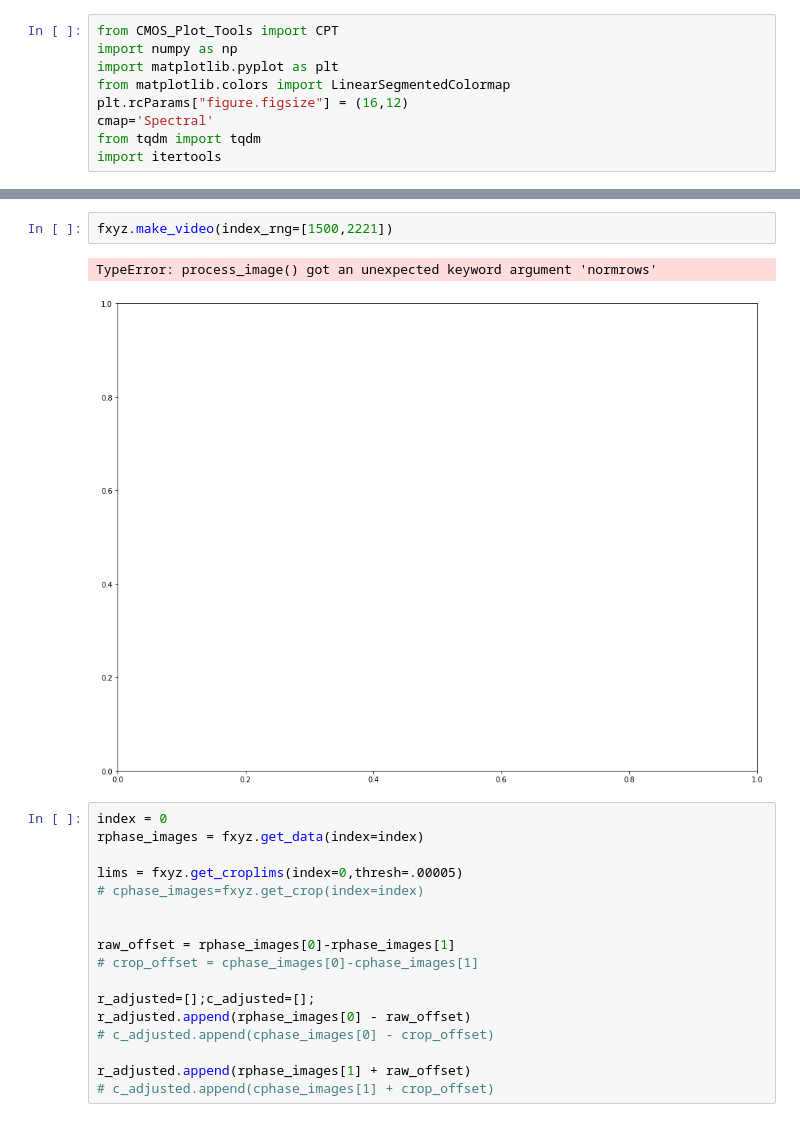
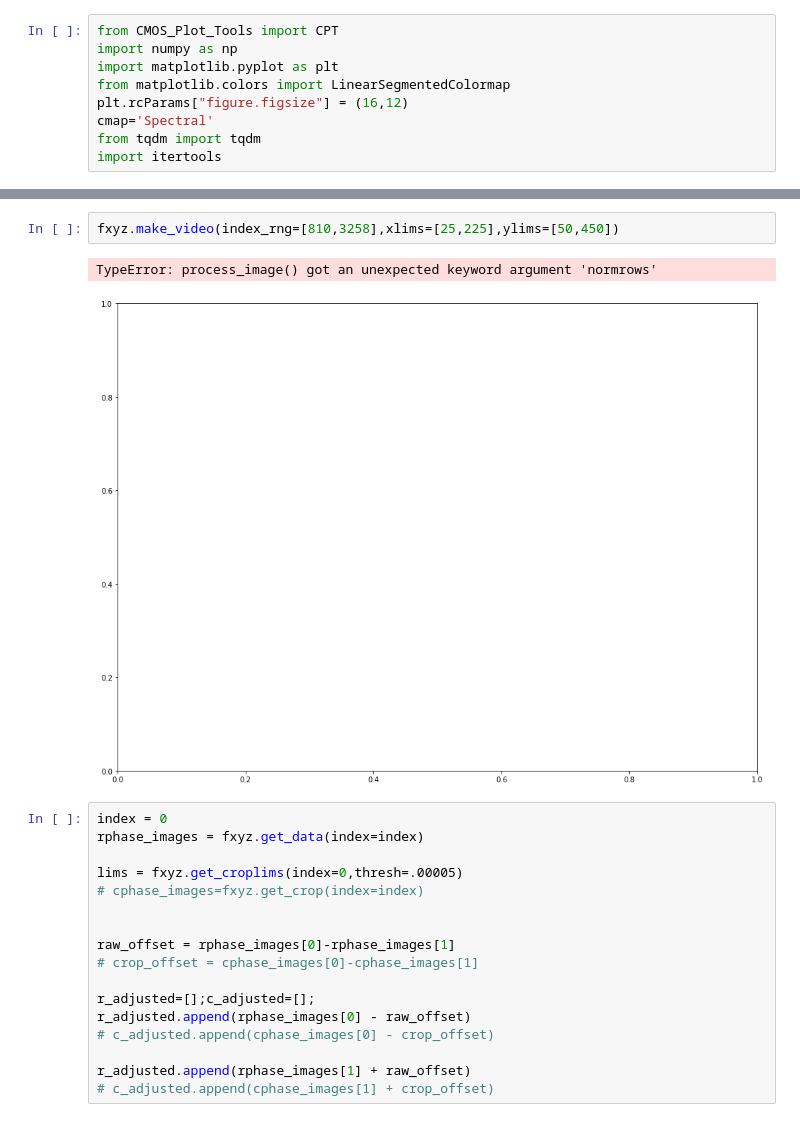
Before and after one commit to JTomI/Larkin-Hybiscus, a Jupyter notebook: Minerva_Tools/Luna_Hybrids_Analysis.ipynb, the cells around one changed output, grey strips where cells are left out. Cells and saved outputs as stored; diff of their text form.

```diff
--- a/Minerva_Tools/Luna_Hybrids_Analysis.ipynb
+++ b/Minerva_Tools/Luna_Hybrids_Analysis.ipynb
@@ -35,8 +36,8 @@ Text(0.5,1,'Phase-Adjusted and cropped')
-# %%
-fxyz.make_video(index_rng=[1500,2221])
-# %% [output]
-TypeError: process_image() got an unexpected keyword argument 'normrows'
-[figure, removed]
+# %%
+fxyz.make_video(index_rng=[810,3258],xlims=[25,225],ylims=[50,450])
+# %% [output]
+TypeError: process_image() got an unexpected keyword argument 'normrows'
+[figure, added]
 # %%
 index = 0
 rphase_images = fxyz.get_data(index=index)
```
Also changed, not shown: parts of 2 cells of this notebook, 2 other files.
